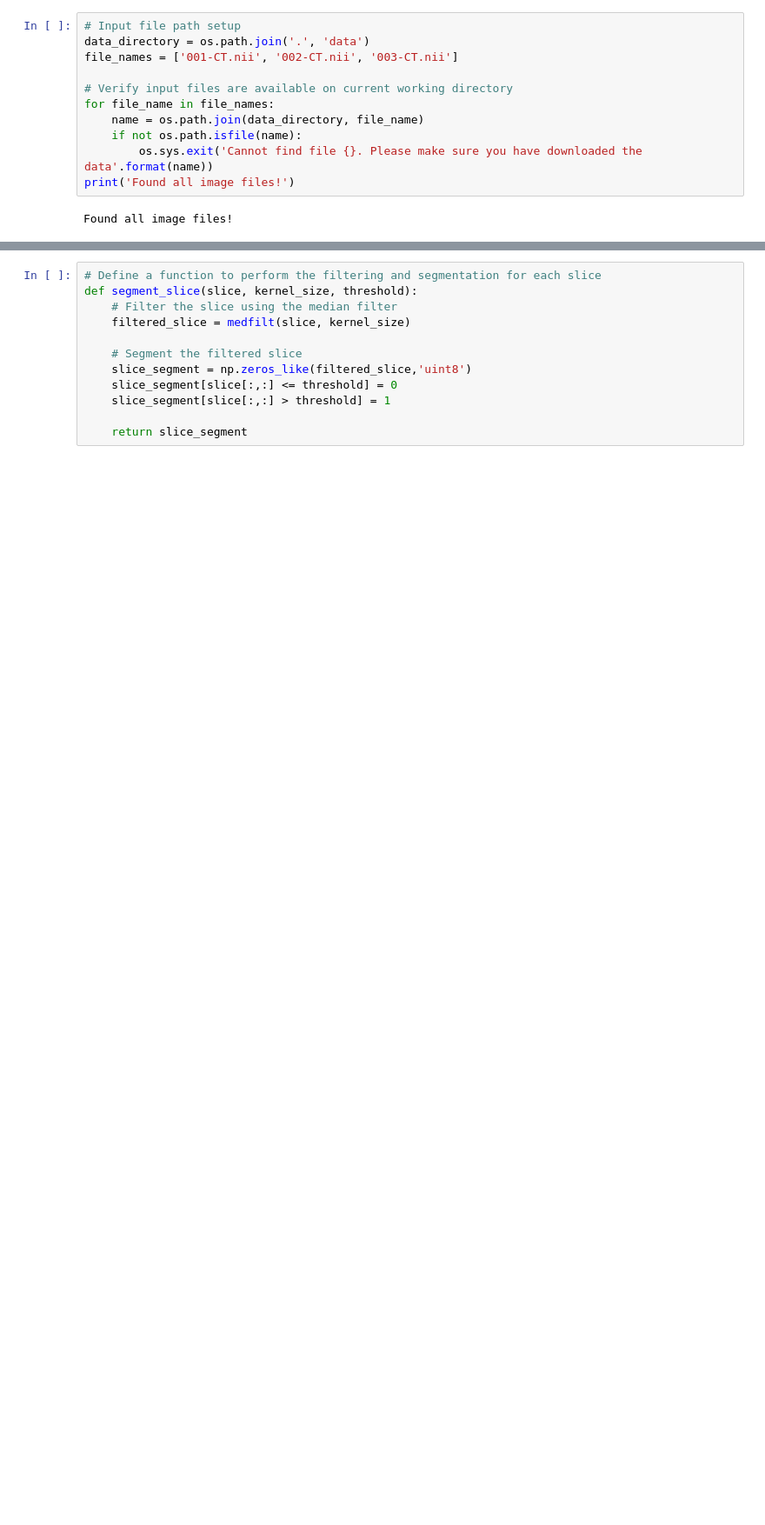
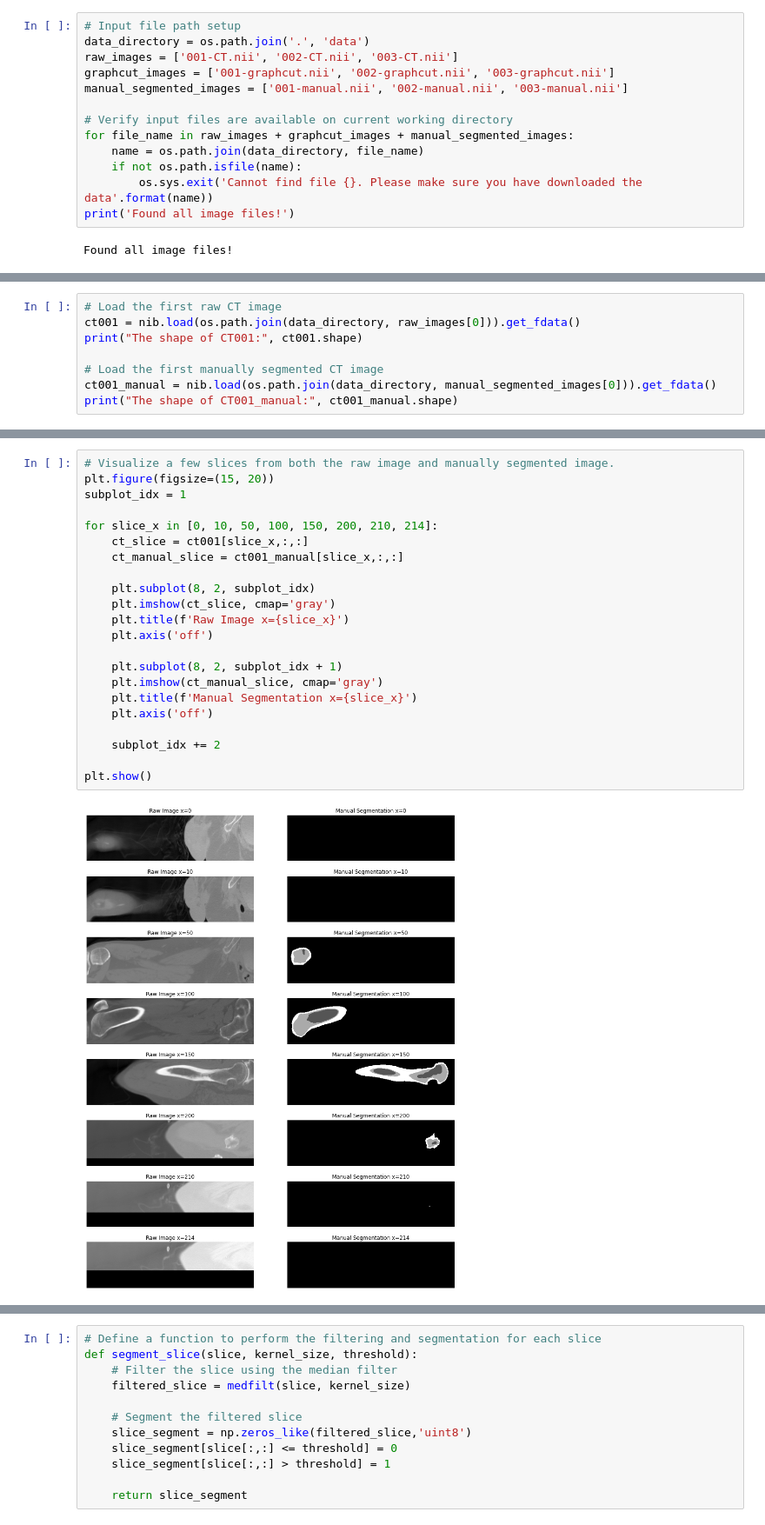
Before and after one commit to tyleryip/BMEN509_CourseProject, a Jupyter notebook: bone_segmentation_mesh_printing.ipynb, the cells around one changed output, grey strips where cells are left out. Shown: that part at 87% size. Drawn from its saved outputs; the diff is of its cells as text; blank space fills up the shorter version.

```diff
--- a/bone_segmentation_mesh_printing.ipynb
+++ b/bone_segmentation_mesh_printing.ipynb
@@ -47,10 +48,12 @@ np.set_printoptions(precision=2)
 # %%
 # Input file path setup
 data_directory = os.path.join('.', 'data')
-file_names = ['001-CT.nii', '002-CT.nii', '003-CT.nii']
+raw_images = ['001-CT.nii', '002-CT.nii', '003-CT.nii']
+graphcut_images = ['001-graphcut.nii', '002-graphcut.nii', '003-graphcut.nii']
+manual_segmented_images = ['001-manual.nii', '002-manual.nii', '003-manual.nii']
 
 # Verify input files are available on current working directory
-for file_name in file_names:
+for file_name in raw_images + graphcut_images + manual_segmented_images:
     name = os.path.join(data_directory, file_name)
     if not os.path.isfile(name):
         os.sys.exit('Cannot find file {}. Please make sure you have downloaded the data'.format(name))
@@ -59,0 +67,8 @@ Found all image files!
+# %%
+# Load the first raw CT image
+ct001 = nib.load(os.path.join(data_directory, raw_images[0])).get_fdata()
+print("The shape of CT001:", ct001.shape)
+
+# Load the first manually segmented CT image
+ct001_manual = nib.load(os.path.join(data_directory, manual_segmented_images[0])).get_fdata()
+print("The shape of CT001_manual:", ct001_manual.shape)
@@ -60 +78,25 @@ Found all image files!
+# %%
+# Visualize a few slices from both the raw image and manually segmented image.
+plt.figure(figsize=(15, 20))
+subplot_idx = 1
+
+for slice_x in [0, 10, 50, 100, 150, 200, 210, 214]:
+    ct_slice = ct001[slice_x,:,:]
+    ct_manual_slice = ct001_manual[slice_x,:,:]
+
+    plt.subplot(8, 2, subplot_idx)
+    plt.imshow(ct_slice, cmap='gray')
+    plt.title(f'Raw Image x={slice_x}')
+    plt.axis('off')
+
+    plt.subplot(8, 2, subplot_idx + 1)
+    plt.imshow(ct_manual_slice, cmap='gray')
+    plt.title(f'Manual Segmentation x={slice_x}')
+    plt.axis('off')
+
+    subplot_idx += 2
+
+plt.show()
+# %% [output]
+[figure, added]
 # %% [markdown]
```
Also changed, not shown: parts of 17 cells of this notebook.
